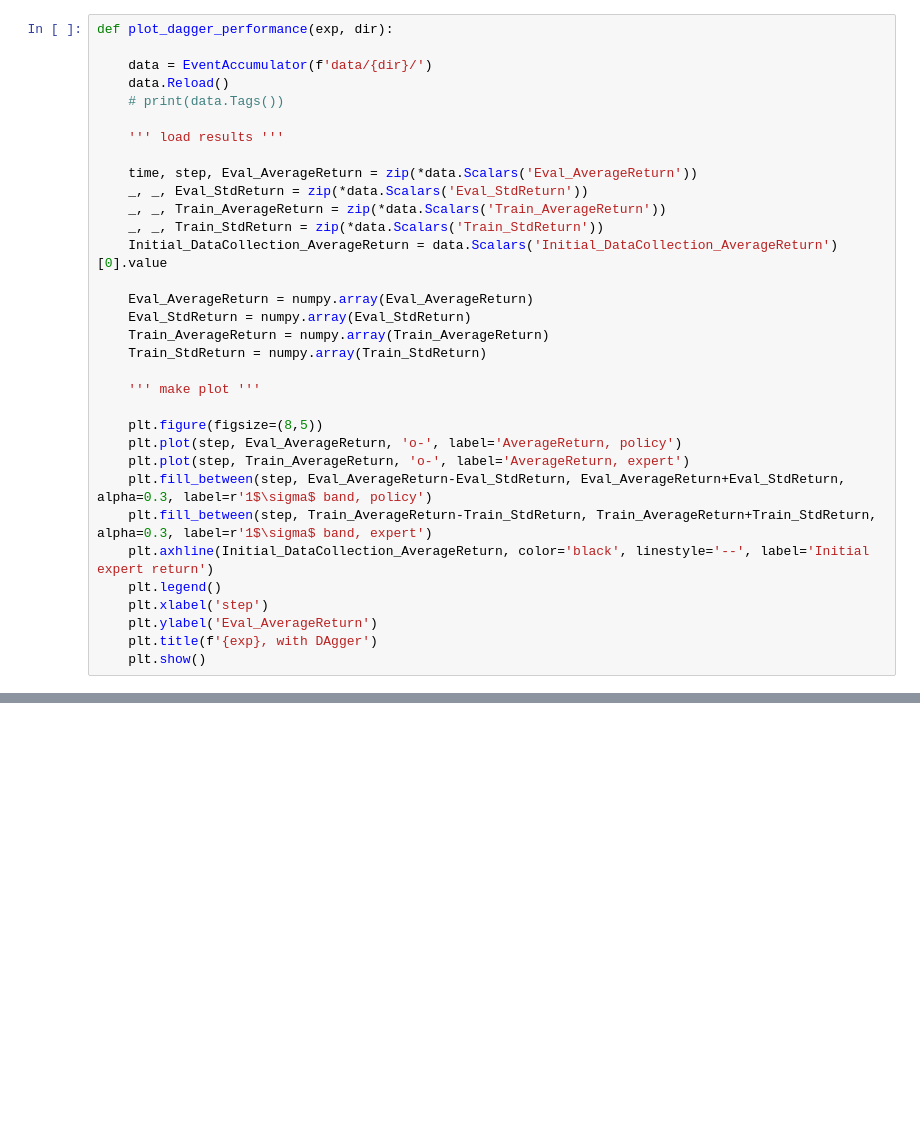
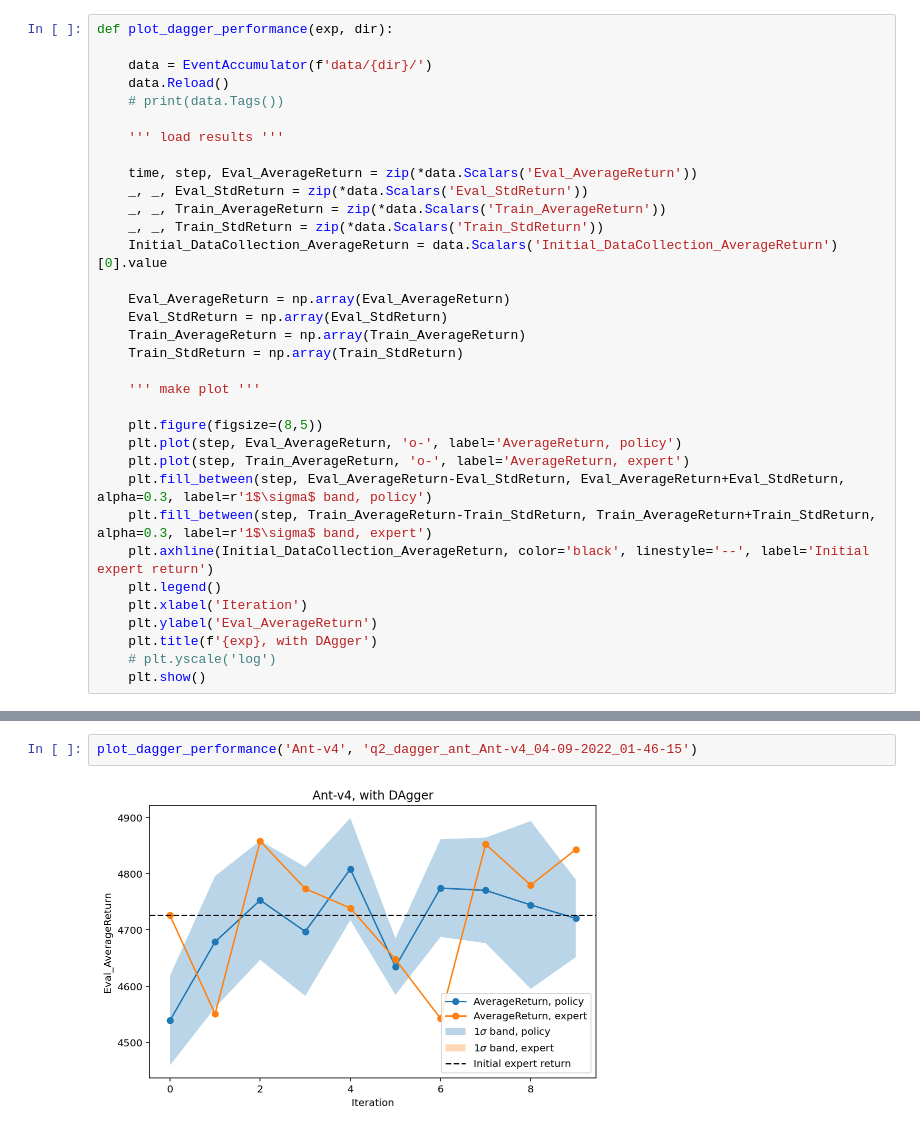
Before and after one commit to yanglyu902/UCB-CS285-HW, a Jupyter notebook: hw1/cs285/scripts/analysis.ipynb, the cells around one changed output, grey strips where cells are left out. Drawn from its saved outputs; the diff is of its cells as text; blank space fills up the shorter version.

```diff
--- a/hw1/cs285/scripts/analysis.ipynb
+++ b/hw1/cs285/scripts/analysis.ipynb
@@ -24,10 +45,10 @@ def plot_dagger_performance(exp, dir):
     _, _, Train_StdReturn = zip(*data.Scalars('Train_StdReturn'))
     Initial_DataCollection_AverageReturn = data.Scalars('Initial_DataCollection_AverageReturn')[0].value
 
-    Eval_AverageReturn = numpy.array(Eval_AverageReturn)
-    Eval_StdReturn = numpy.array(Eval_StdReturn)
-    Train_AverageReturn = numpy.array(Train_AverageReturn)
-    Train_StdReturn = numpy.array(Train_StdReturn)
+    Eval_AverageReturn = np.array(Eval_AverageReturn)
+    Eval_StdReturn = np.array(Eval_StdReturn)
+    Train_AverageReturn = np.array(Train_AverageReturn)
+    Train_StdReturn = np.array(Train_StdReturn)
 
     ''' make plot '''
 
@@ -38,7 +59,8 @@ def plot_dagger_performance(exp, dir):
     plt.fill_between(step, Train_AverageReturn-Train_StdReturn, Train_AverageReturn+Train_StdReturn, alpha=0.3, label=r'1$\sigma$ band, expert')
     plt.axhline(Initial_DataCollection_AverageReturn, color='black', linestyle='--', label='Initial expert return')
     plt.legend()
-    plt.xlabel('step')
+    plt.xlabel('Iteration')
     plt.ylabel('Eval_AverageReturn')
     plt.title(f'{exp}, with DAgger')
+    # plt.yscale('log')
     plt.show()
@@ -48,0 +67,4 @@ plot_dagger_performance('Hopper', 'q2_bc_hopper_Hopper-v4_03-09-2022_21-26-21')
+# %%
+plot_dagger_performance('Ant-v4', 'q2_dagger_ant_Ant-v4_04-09-2022_01-46-15')
+# %% [output]
+[figure, added]
```
Also changed, not shown: parts of 7 cells of this notebook, 5 other files.
